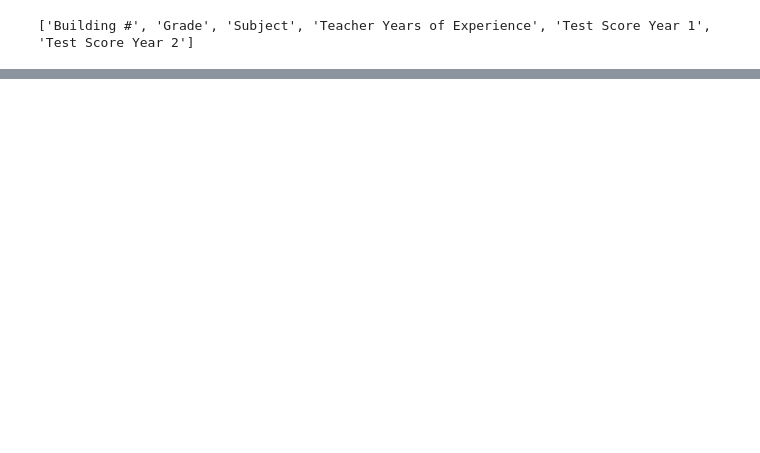
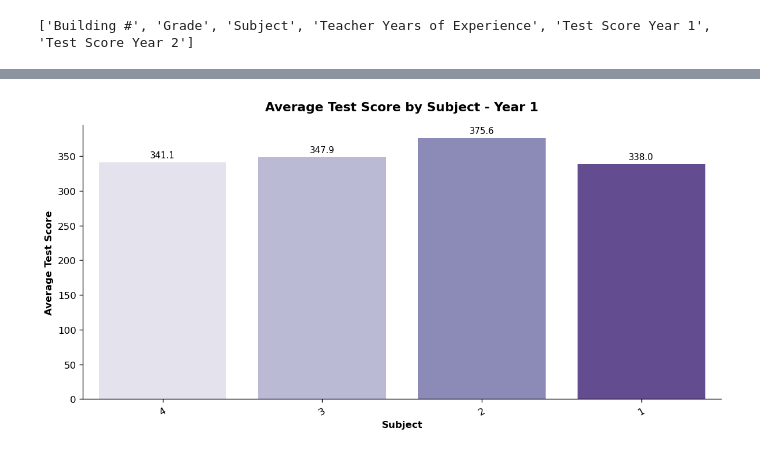
Before and after one commit to kathrynepenrod/Classroom-analysis, a Jupyter notebook: notebooks/trends.ipynb, the cells around one changed output, grey strips where cells are left out. Drawn from its saved outputs; the diff is of its cells as text; code cells hidden in the pictures; blank space fills up the shorter version.

```diff
--- a/notebooks/trends.ipynb
+++ b/notebooks/trends.ipynb
@@ -177,0 +182,38 @@ plt.show()
+# %%
+# Assuming your dataset has a 'Subject' column and a test score column (e.g., 'Test Score')
+# Calculate average test score by subject
+subject_scores = (
+    clean_df.groupby("Subject", observed=False)["Test Score Year 1" ]
+    .mean()
+    .reset_index(name="Avg_Test_Score")
+    .sort_values(by="Subject", ascending=False)
+)
+
+# Format & plot
+plt.figure(figsize=(10, 5), dpi=120)
+
+ax = sns.barplot(
+    data=subject_scores,
+    x="Subject",
+    y="Avg_Test_Score",
+    hue="Subject",
+    palette="Purples",
+    legend=False,
+)
+
+# Top of bars labelling (formatting as floating point numbers)
+for container in ax.containers:
+  ax.bar_label(container, fmt="%.1f", padding=3, fontsize=9)
+
+# Chart shape & labels
+sns.despine(top=True, right=True)
+plt.title(
+    "Average Test Score by Subject - Year 1", fontsize=13, fontweight="bold", pad=15
+)
+plt.xlabel("Subject", fontsize=10, fontweight="bold")
+plt.ylabel("Average Test Score", fontsize=10, fontweight="bold")
+plt.xticks(rotation=30)
+plt.tight_layout()
+plt.show()
+# %% [output]
+[figure, added]
```
Also changed, not shown: parts of 8 cells of this notebook.
